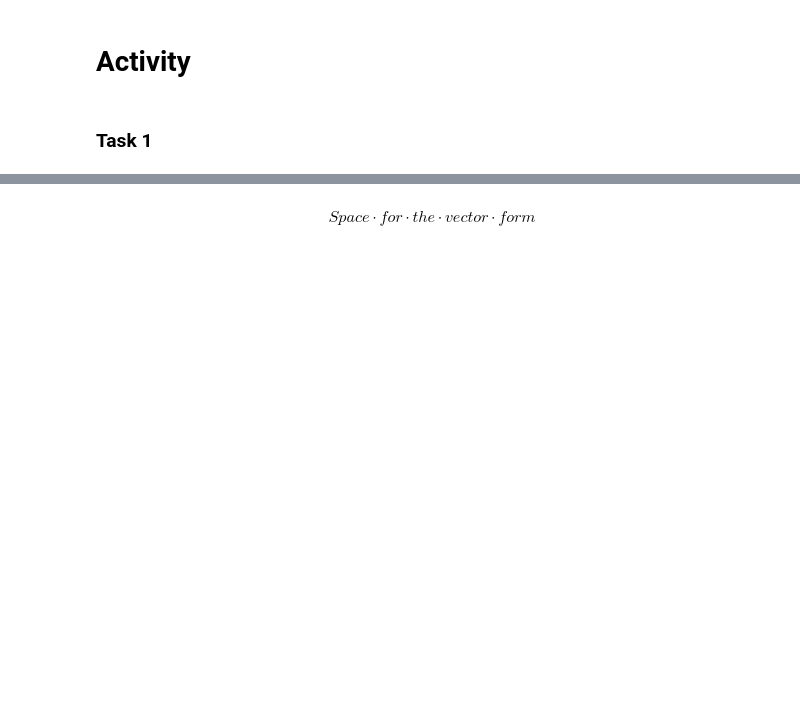
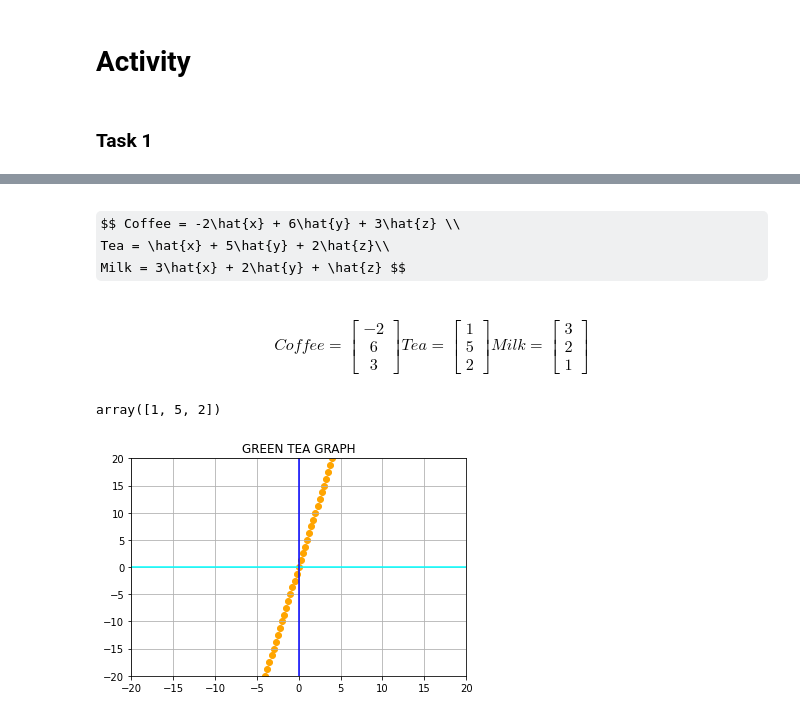
Before and after one commit to teyaa01/Linear-Algebra_2nd-Sem, a Jupyter notebook: Assignment_6.ipynb, the cells around one changed output, grey strips where cells are left out. Cells and saved outputs as stored; diff of their text form; code cells hidden in the pictures; some formulas as TeX source; blank space fills up the shorter version.

```diff
--- a/Assignment_6.ipynb
+++ b/Assignment_6.ipynb
@@ -150,2 +149,0 @@ $$
-# %% [markdown]
-$$Space \cdot for \cdot the \cdot vector \cdot form$$
@@ -153,0 +150,30 @@ $$Space \cdot for \cdot the \cdot vector \cdot form$$
+# %% [markdown]
+$$ Coffee = -2\hat{x} + 6\hat{y} + 3\hat{z} \\
+Tea = \hat{x} + 5\hat{y} + 2\hat{z}\\
+Milk = 3\hat{x} + 2\hat{y} + \hat{z} $$
+# %% [markdown]
+$$ Coffee = \begin{bmatrix} -2 \\ 6\\ 3\end{bmatrix}
+Tea = \begin{bmatrix} 1 \\ 5 \\ 2\end{bmatrix} Milk = \begin{bmatrix} 3 \\ 2 \\ 1 \end{bmatrix}
+$$
+# %%
+Coffee =  np.array([-2,6,3])
+Tea =  np.array([1,5,2])
+Milk = np.array([3,2,1])
+
+Tea
+# %% [output]
+array([1, 5, 2])
+# %%
+Green_Tea = np.arange(-15,10,0.25)
+
+plt.scatter(Green_Tea*Tea[0],Green_Tea*Tea[1], color = 'Orange')
+
+plt.xlim(-20,20)
+plt.ylim(-20,20)
+plt.axhline(y=0, color='Cyan')
+plt.axvline(x=0, color='Blue')
+plt.title("GREEN TEA GRAPH", color = 'Black')
+plt.grid()
+plt.show()
+# %% [output]
+[figure, added]
```
Also changed, not shown: parts of 10 cells of this notebook.
